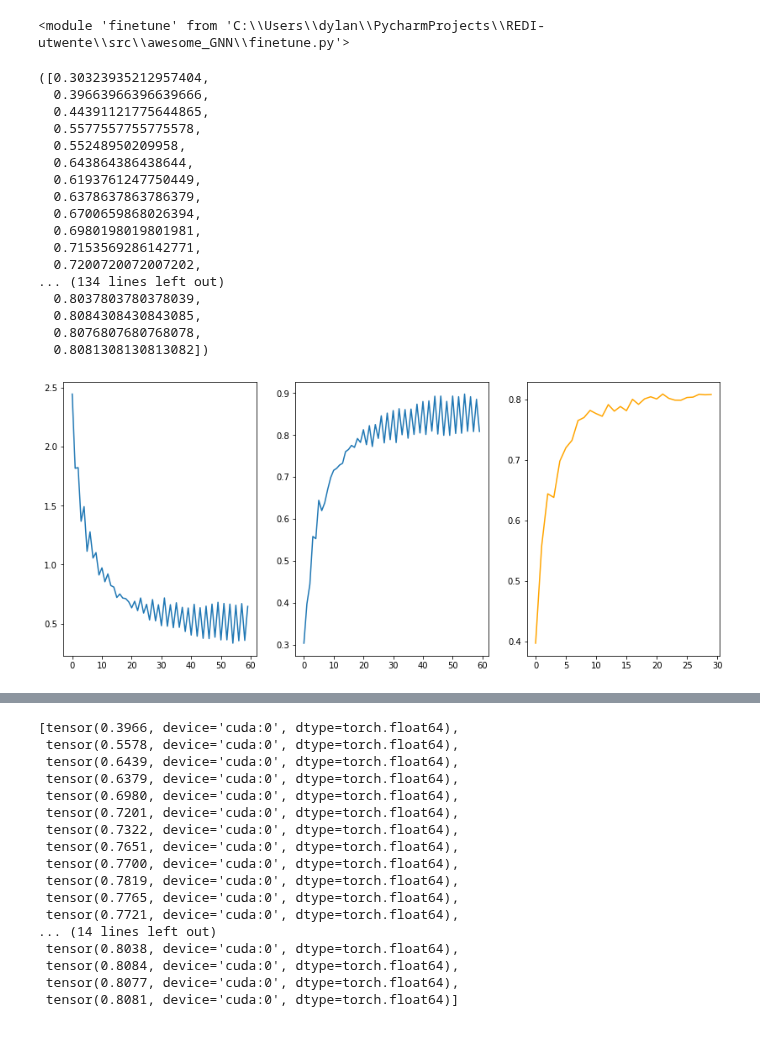
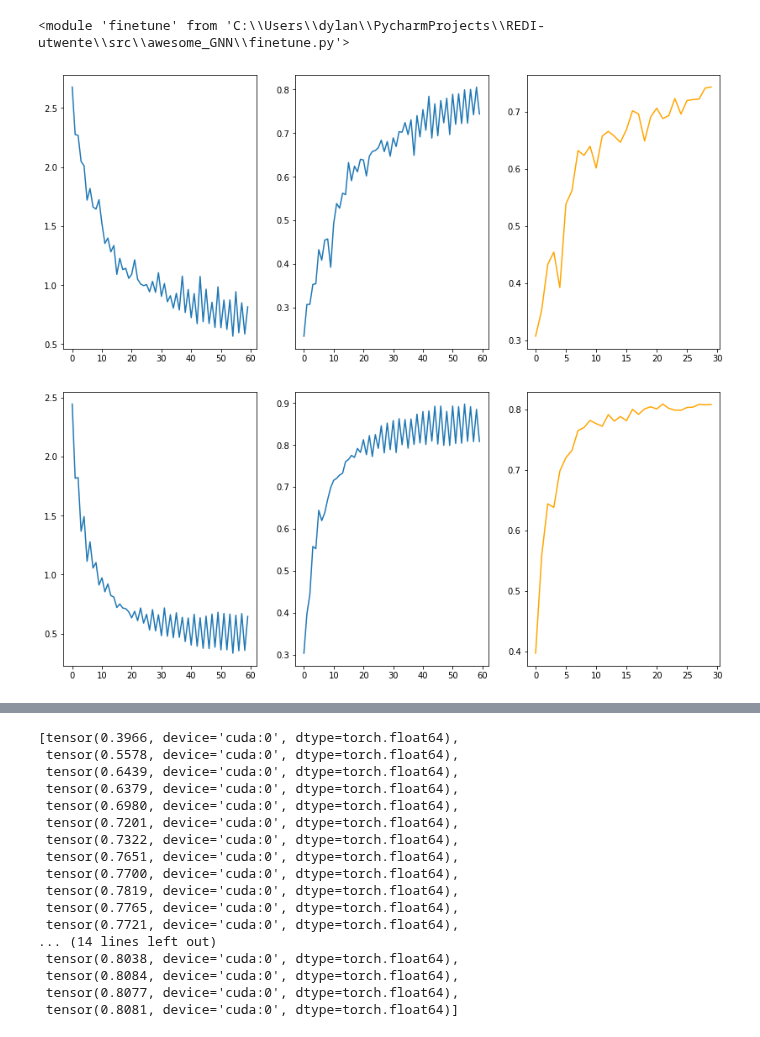
Before and after one commit to TheDylanM/REDI-utwente, a Jupyter notebook: src/awesome_GNN/retrain_final_classifier.ipynb, the cells around one changed output, grey strips where cells are left out. Saved outputs shown, nothing was run; the diff lists cells and outputs as text; code cells hidden in the pictures.

```diff
--- a/src/awesome_GNN/retrain_final_classifier.ipynb
+++ b/src/awesome_GNN/retrain_final_classifier.ipynb
@@ -25,34 +25,33 @@ importlib.reload(finetune)
 # model = finetune.get_model_architecture(model_props['name'])
 # model.load_state_dict(state['model_state_dict'])
 # optimizer_state_dict = state['optimizer_state_dict']
+# %%
+model_props = {
+    'name': 'resnet',
+    'dataset': 'FGVC-Aircraft',
+    'epochs': 30,
+    'occlusion': '0'
+}
+model_load_path = finetune.format_model_path(model_props['name'],
+                                             model_props['dataset'],
+                                             model_props['epochs'],
+                                             occlusion=model_props['occlusion'])
+
+checkpoint = finetune.load_checkpoint(model_load_path)
+info_occ = finetune.get_information_from_checkpoint(checkpoint, plot=True)
+# %% [output]
+[figure, added]
 # %%
 model_props = {
     'name': 'resnet',
     'dataset': 'FGVC-Aircraft',
-    'epochs': 30
+    'epochs': 30,
 }
 model_load_path = finetune.format_model_path(model_props['name'],
                                              model_props['dataset'],
-                                             model_props['epochs'])
+                                             model_props['epochs'],)
 
 checkpoint = finetune.load_checkpoint(model_load_path)
-finetune.get_information_from_checkpoint(checkpoint, plot=True)
+info = finetune.get_information_from_checkpoint(checkpoint, plot=True)
 # %% [output]
-([0.30323935212957404,
-  0.39663966396639666,
-  0.44391121775644865,
-  0.5577557755775578,
-  0.55248950209958,
-  0.643864386438644,
-  0.6193761247750449,
-  0.6378637863786379,
-  0.6700659868026394,
-  0.6980198019801981,
-  0.7153569286142771,
-  0.7200720072007202,
-... (134 lines left out)
-  0.8037803780378039,
-  0.8084308430843085,
-  0.8076807680768078,
-  0.8081308130813082])
 [figure]
```
Also changed, not shown: parts of 3 cells of this notebook, 2 other files.
